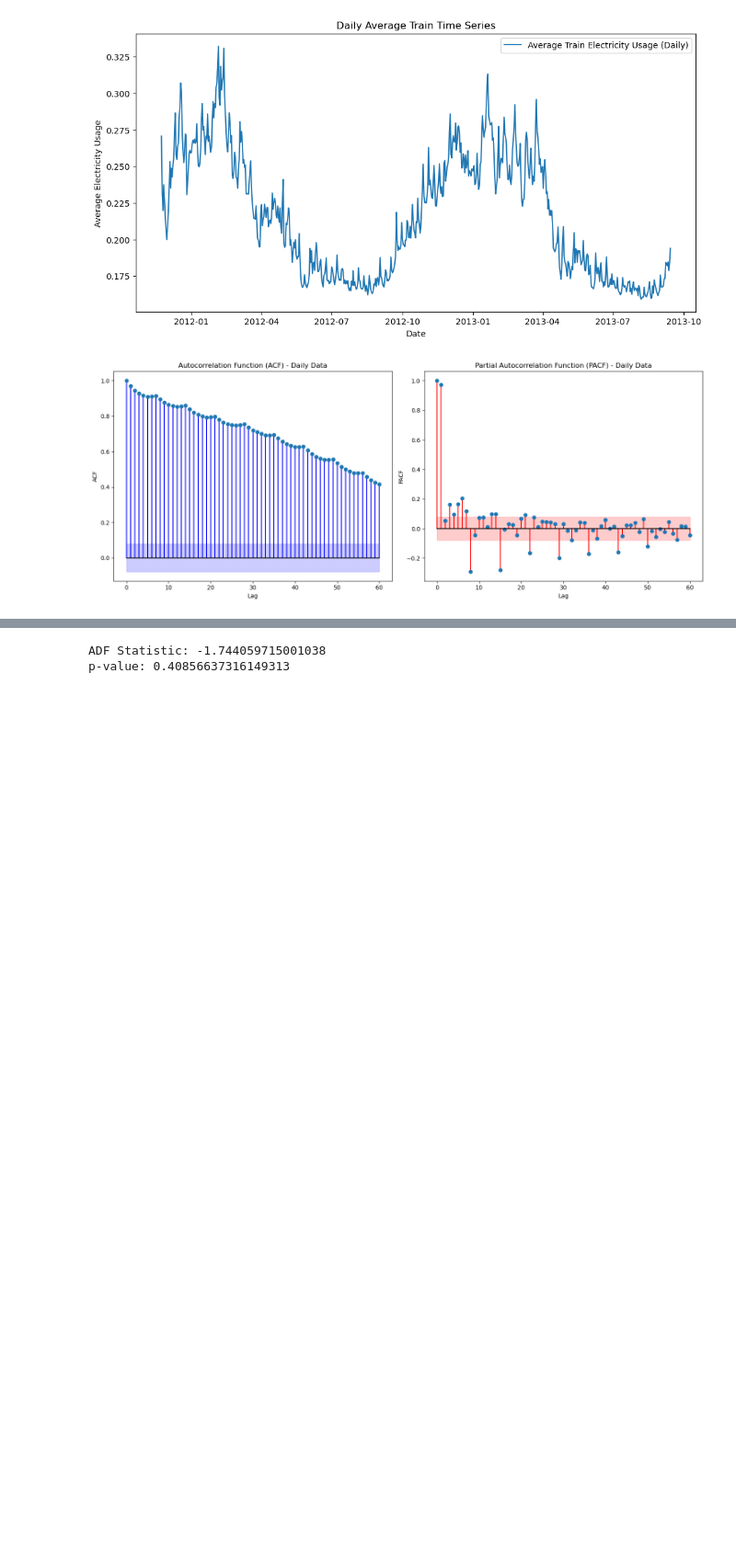
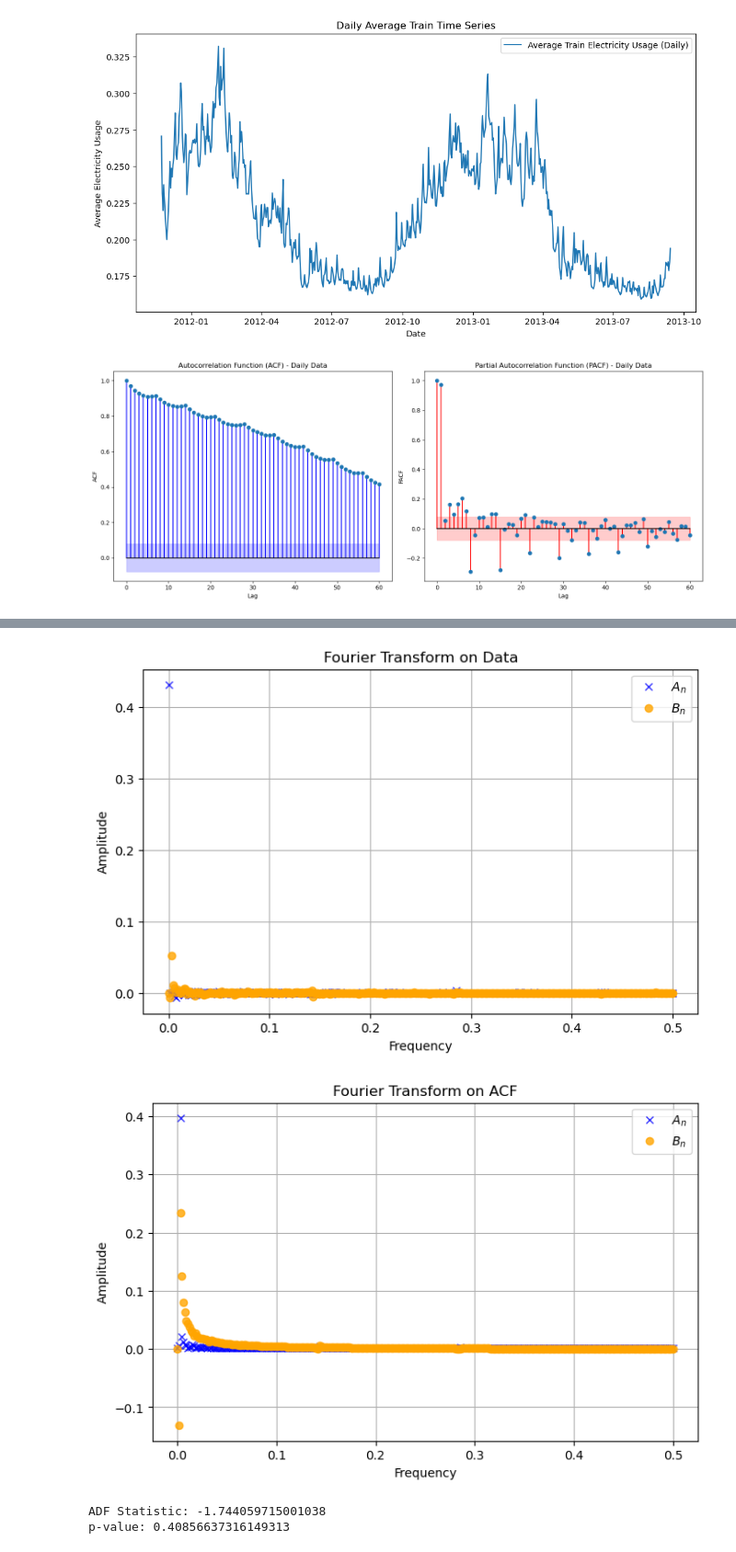
Before and after one commit to chowfi/electricity_demand_forecasting, a Jupyter notebook: notebooks/models.ipynb, the cells around one changed output, grey strips where cells are left out. Shown at 92% size. Drawn from its saved outputs; the diff is of its cells as text; code cells hidden in the pictures; blank space fills up the shorter version.

```diff
--- a/notebooks/models.ipynb
+++ b/notebooks/models.ipynb
@@ -361,3 +401,38 @@ See the caveats in the documentation: https://pandas.pydata.org/pandas-docs/stab
+# %%
+#FT to show seasonality
+from typing import Tuple
+
+def calculate_fourier_series(
+    dt: float, signal: np.ndarray
+) -> Tuple[np.ndarray, np.ndarray, np.ndarray]:
+    frequencies = np.fft.rfftfreq(len(signal), dt)
+    fourier_transform = np.fft.rfft(signal, norm='forward')
+    a_n = fourier_transform.real * 2
+    b_n = -fourier_transform.imag * 2
+    return frequencies, a_n, b_n
+
+def fourier_transform_plot(frequencies, a_n, b_n, title):
+    plt.figure(figsize=(8, 5))
+    plt.plot(frequencies, a_n, 'x', label=r'$A_n$', color='blue', alpha=0.8)
+    plt.plot(frequencies, b_n, 'o', label=r'$B_n$', color='orange', alpha=0.8)
+    plt.title(title)
+    plt.xlabel('Frequency')
+    plt.ylabel('Amplitude')
+    plt.legend()
+    plt.grid()
+    plt.show()
+
+dt = 1
+
+frequencies_data, a_n_data, b_n_data = calculate_fourier_series(dt, train_signal_daily)
+fourier_transform_plot(frequencies_data, a_n_data, b_n_data, "Fourier Transform on Data")
+
+acf_estimate = acf(train_signal_daily, nlags=extended_n_lags)
+frequencies_acf, a_n_acf, b_n_acf = calculate_fourier_series(dt, acf_estimate)
+fourier_transform_plot(frequencies_acf, a_n_acf, b_n_acf, "Fourier Transform on ACF")
+# %% [output]
+[figure, added]
+[figure, added]
 # %%
 adf_test = adfuller(train_signal_daily)
 print(f"ADF Statistic: {adf_test[0]}")
```
Also changed, not shown: parts of 16 cells of this notebook.
